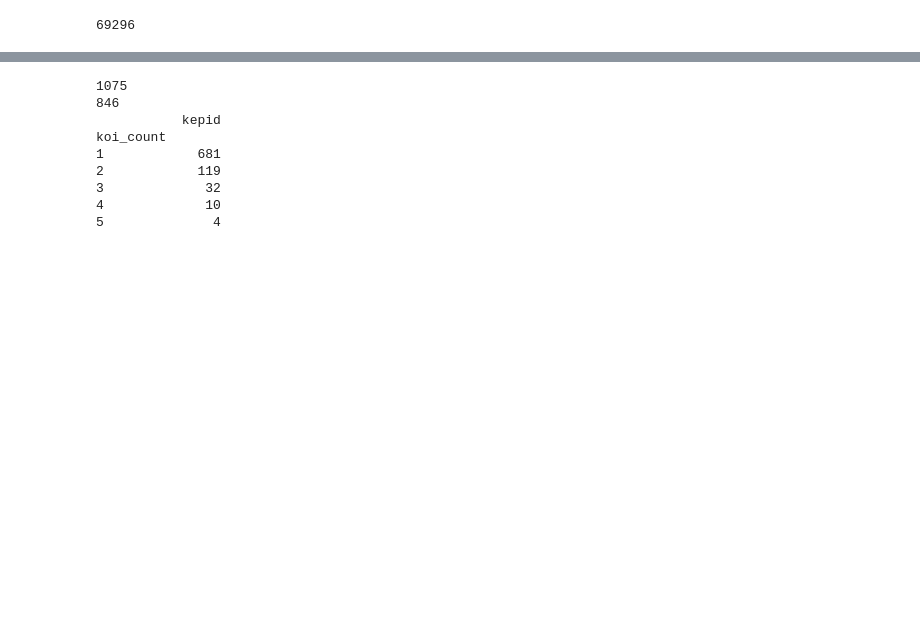
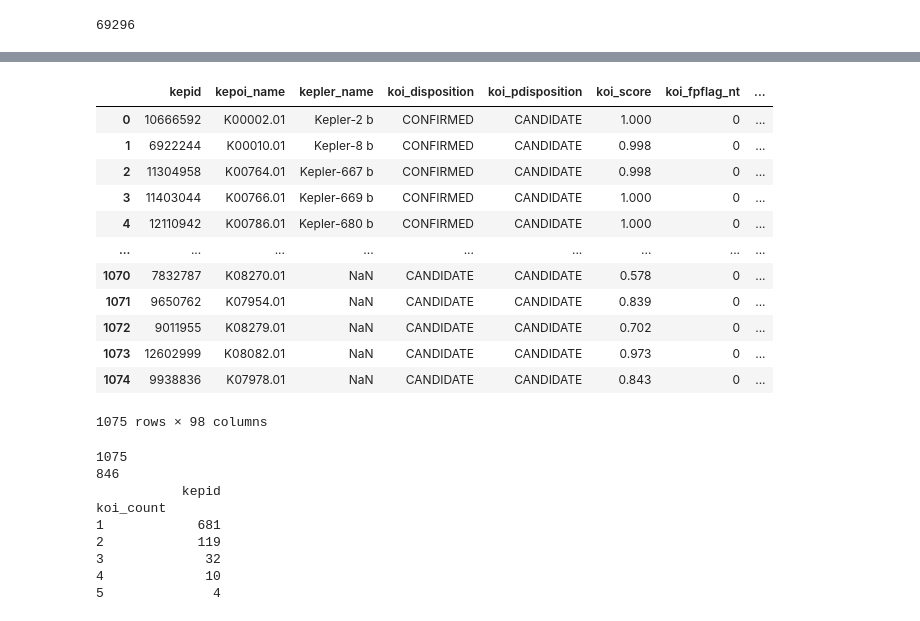
Before and after one commit to exoclam/sculpting, a Jupyter notebook: isolate_with_bedell.ipynb, the cells around one changed output, grey strips where cells are left out. Drawn from its saved outputs; the diff is of its cells as text; code cells hidden in the pictures; blank space fills up the shorter version.

```diff
--- a/isolate_with_bedell.ipynb
+++ b/isolate_with_bedell.ipynb
@@ -711,3 +857,19 @@ print(len(kepler_stellar_enriched))
+# %%
+positives_kepler
+# %% [output]
+|  | kepid | kepoi_name | kepler_name | koi_disposition | koi_pdisposition | koi_score | koi_fpflag_nt | ... |
+| 0 | 10666592 | K00002.01 | Kepler-2 b | CONFIRMED | CANDIDATE | 1.000 | 0 | ... |
+| 1 | 6922244 | K00010.01 | Kepler-8 b | CONFIRMED | CANDIDATE | 0.998 | 0 | ... |
+| 2 | 11304958 | K00764.01 | Kepler-667 b | CONFIRMED | CANDIDATE | 0.998 | 0 | ... |
+| 3 | 11403044 | K00766.01 | Kepler-669 b | CONFIRMED | CANDIDATE | 1.000 | 0 | ... |
+| 4 | 12110942 | K00786.01 | Kepler-680 b | CONFIRMED | CANDIDATE | 1.000 | 0 | ... |
+| ... | ... | ... | ... | ... | ... | ... | ... | ... |
+| 1070 | 7832787 | K08270.01 | NaN | CANDIDATE | CANDIDATE | 0.578 | 0 | ... |
+| 1071 | 9650762 | K07954.01 | NaN | CANDIDATE | CANDIDATE | 0.839 | 0 | ... |
+| 1072 | 9011955 | K08279.01 | NaN | CANDIDATE | CANDIDATE | 0.702 | 0 | ... |
+| 1073 | 12602999 | K08082.01 | NaN | CANDIDATE | CANDIDATE | 0.973 | 0 | ... |
+| 1074 | 9938836 | K07978.01 | NaN | CANDIDATE | CANDIDATE | 0.843 | 0 | ... |
+1075 rows × 98 columns
 # %%
 kepler_planet_enriched = pd.merge(kepler_stellar, positives_kepler, how='inner', left_on='kepid', right_on='kepid')
 print(len(kepler_planet_enriched))
```
Also changed, not shown: parts of 16 cells of this notebook, 2 other files.
